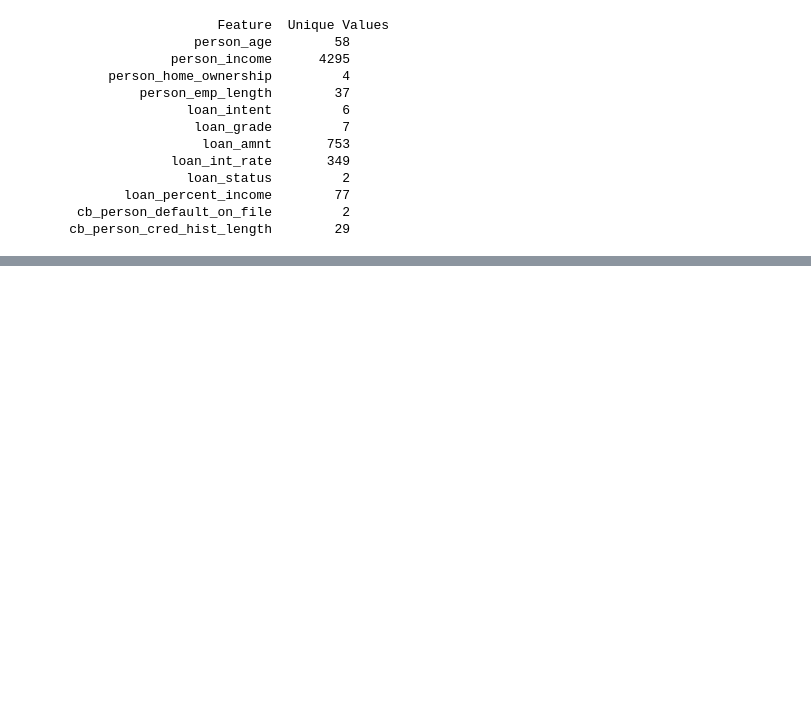
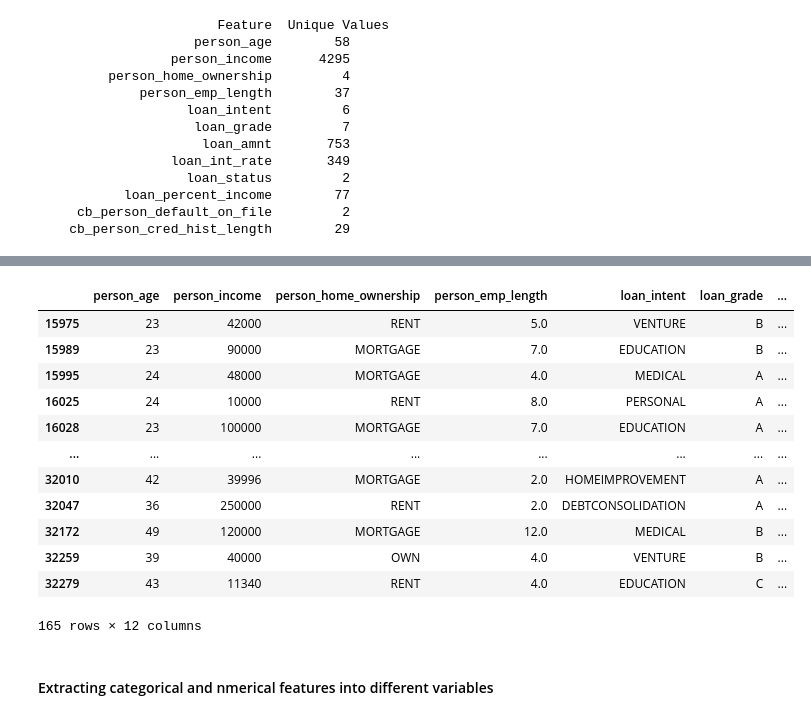
Before and after one commit to Prithvi2310/Loan-Approval-Prediction, a Jupyter notebook: ipynb files/EDA.ipynb, the cells around one changed output, grey strips where cells are left out. Cells and saved outputs as stored; diff of their text form; code cells hidden in the pictures; blank space fills up the shorter version.

```diff
--- a/ipynb files/EDA.ipynb
+++ b/ipynb files/EDA.ipynb
@@ -90,0 +113,18 @@ for feature in dataset.columns:
+# %%
+dataset[dataset.duplicated()]
+# %% [output]
+|  | person_age | person_income | person_home_ownership | person_emp_length | loan_intent | loan_grade | ... |
+| 15975 | 23 | 42000 | RENT | 5.0 | VENTURE | B | ... |
+| 15989 | 23 | 90000 | MORTGAGE | 7.0 | EDUCATION | B | ... |
+| 15995 | 24 | 48000 | MORTGAGE | 4.0 | MEDICAL | A | ... |
+| 16025 | 24 | 10000 | RENT | 8.0 | PERSONAL | A | ... |
+| 16028 | 23 | 100000 | MORTGAGE | 7.0 | EDUCATION | A | ... |
+| ... | ... | ... | ... | ... | ... | ... | ... |
+| 32010 | 42 | 39996 | MORTGAGE | 2.0 | HOMEIMPROVEMENT | A | ... |
+| 32047 | 36 | 250000 | RENT | 2.0 | DEBTCONSOLIDATION | A | ... |
+| 32172 | 49 | 120000 | MORTGAGE | 12.0 | MEDICAL | B | ... |
+| 32259 | 39 | 40000 | OWN | 4.0 | VENTURE | B | ... |
+| 32279 | 43 | 11340 | RENT | 4.0 | EDUCATION | C | ... |
+165 rows × 12 columns
+# %% [markdown]
+#### Extracting categorical and nmerical features into different variables
```
Also changed, not shown: parts of 9 cells of this notebook.
